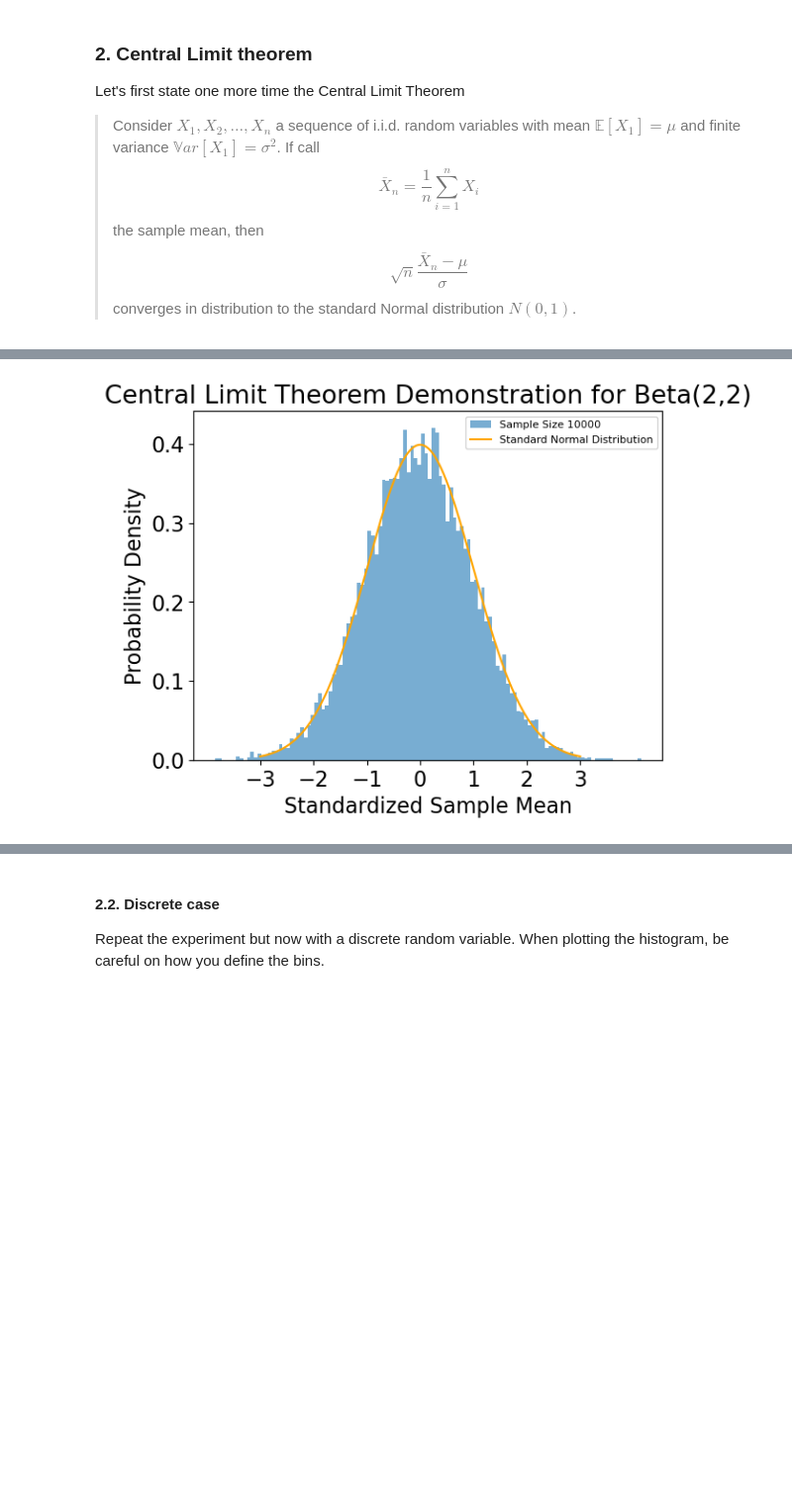
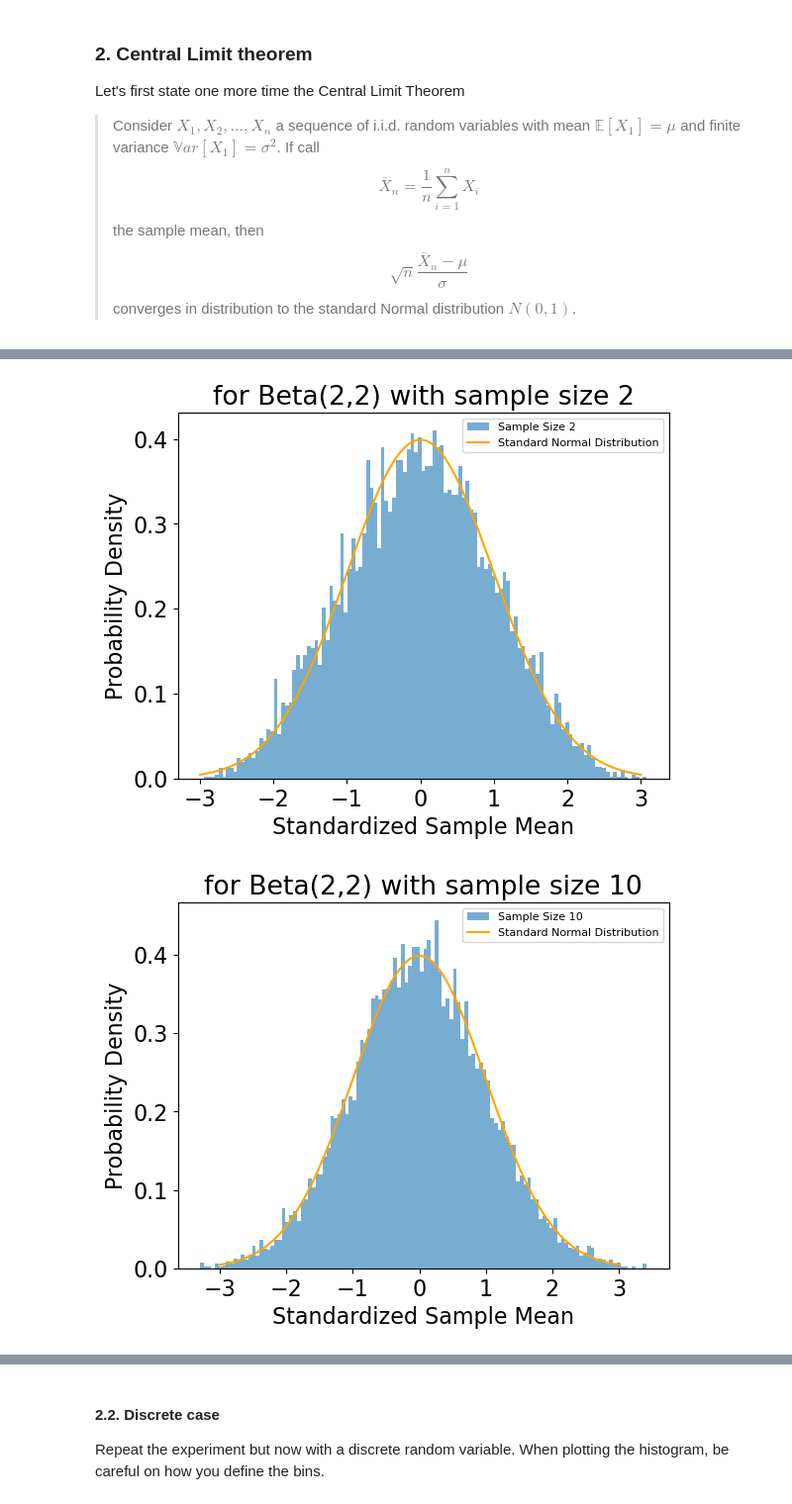
Before and after one commit to UCB-stat-201a-fall23/project02-Hongyi2001, a Jupyter notebook: Project02-Concentration.ipynb, the cells around one changed output, grey strips where cells are left out. Shown: that part at 99% size. Drawn from its saved outputs; the diff is of its cells as text; code cells hidden in the pictures; blank space fills up the shorter version.

```diff
--- a/Project02-Concentration.ipynb
+++ b/Project02-Concentration.ipynb
@@ -228,37 +228,38 @@ Pick a continuous random variable with bounded second moment and show that the c
 This is how the solution should look like for the mean of Beta distributions and a total of 10000 simulations.
 
 <img src="solution_2_1.png" alt="Solution" />
-# %%
-from scipy.stats import beta, norm
-sample_size=10000
-a = 2
-b = 2
-mu=a/(a+b)
-variance = (a * b) / ((a + b) ** 2 * (a + b + 1))
-theta = np.sqrt(variance)
-n_sqrt=np.sqrt(sample_size)
-
-sample_mean=[]
-for i in range(10000):
-    random_beta_value = np.random.beta(a, b, size=sample_size)
-    mean=np.mean(random_beta_value)
-    sample_mean.append(n_sqrt*(mean-mu)/theta)
-
-plt.hist(sample_mean, bins=120, density=True, alpha=0.6, label=f'Sample Size {sample_size}')
-
-# Plot the standard normal distribution for comparison
-x = np.linspace(-3, 3, 10000)
-y = norm.pdf(x, loc=0, scale=1)
-plt.plot(x, y, label='Standard Normal Distribution',color="orange")
-
-plt.xticks([-3, -2, -1, 0, 1, 2, 3])
-# Add labels and a legend
-plt.xlabel('Standardized Sample Mean')
-plt.ylabel('Probability Density')
-plt.legend(loc='upper right', fontsize=8)
-
-# Show the plot
-plt.title('Central Limit Theorem Demonstration for Beta(2,2)')
-plt.show()
-# %% [output]
-[figure, removed]
+# %%
+from scipy.stats import beta, norm
+sample_sizes=[2,10,100,1000,10000]
+for sample_size in sample_sizes:
+    a = 2
+    b = 2
+    mu=a/(a+b)
+    variance = (a * b) / ((a + b) ** 2 * (a + b + 1))
+    theta = np.sqrt(variance)
+    n_sqrt=np.sqrt(sample_size)
+    sample_mean=[]
+    for i in range(10000):
+        random_beta_value = np.random.beta(a, b, size=sample_size)
+        mean=np.mean(random_beta_value)
+        sample_mean.append(n_sqrt*(mean-mu)/theta)
+
+    plt.hist(sample_mean, bins=120, density=True, alpha=0.6, label=f'Sample Size {sample_size}')
+
+    # Plot the standard normal distribution for comparison
+    x = np.linspace(-3, 3, 10000)
+    y = norm.pdf(x, loc=0, scale=1)
+    plt.plot(x, y, label='Standard Normal Distribution',color="orange")
+
+    plt.xticks([-3, -2, -1, 0, 1, 2, 3])
+    # Add labels and a legend
+    plt.xlabel('Standardized Sample Mean')
+    plt.ylabel('Probability Density')
+    plt.legend(loc='upper right', fontsize=8)
+
+    # Show the plot
+    plt.title(f'for Beta(2,2) with sample size {sample_size}')
+    plt.show()
+# %% [output]
+[figure, added]
+[figure, added]
```
Also changed, not shown: parts of 2 cells of this notebook.
